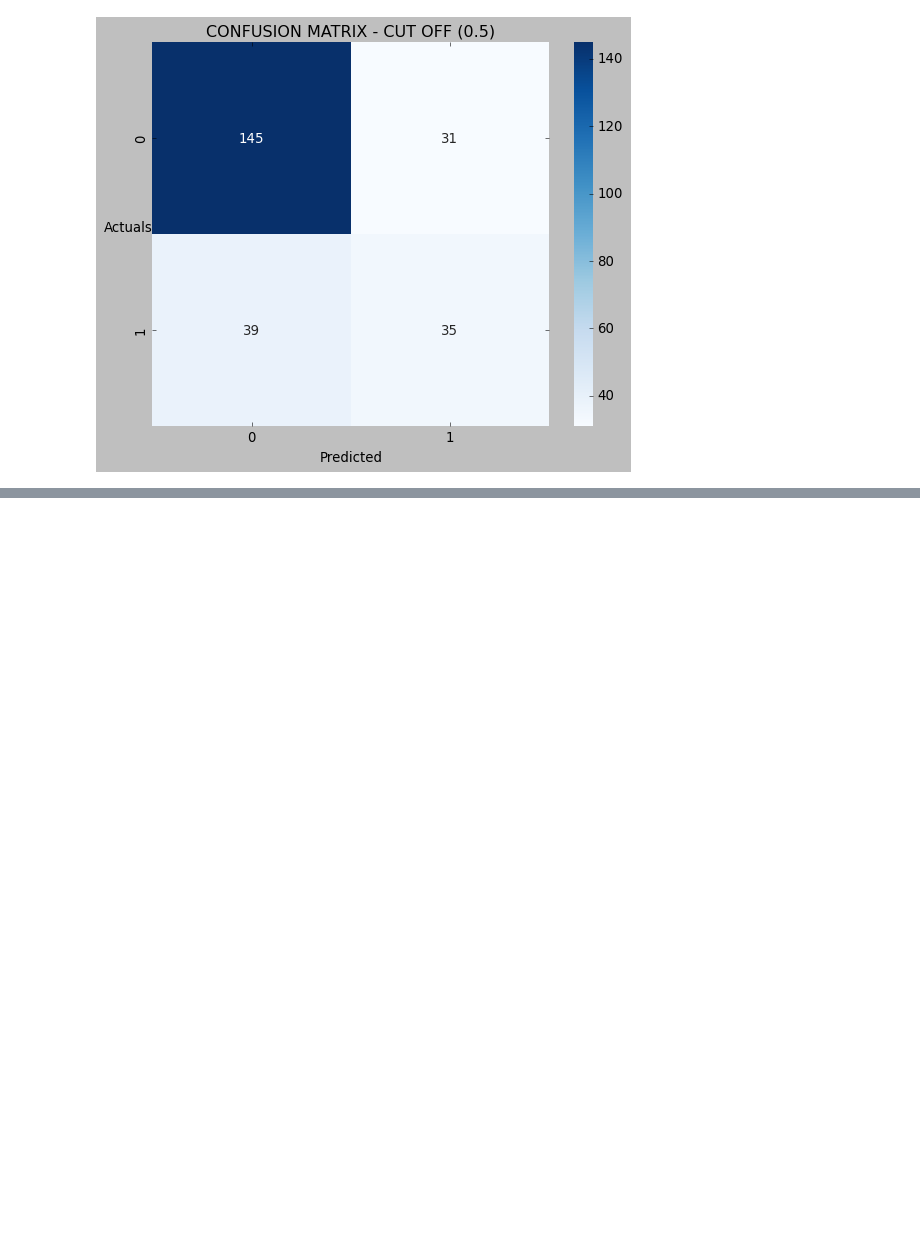
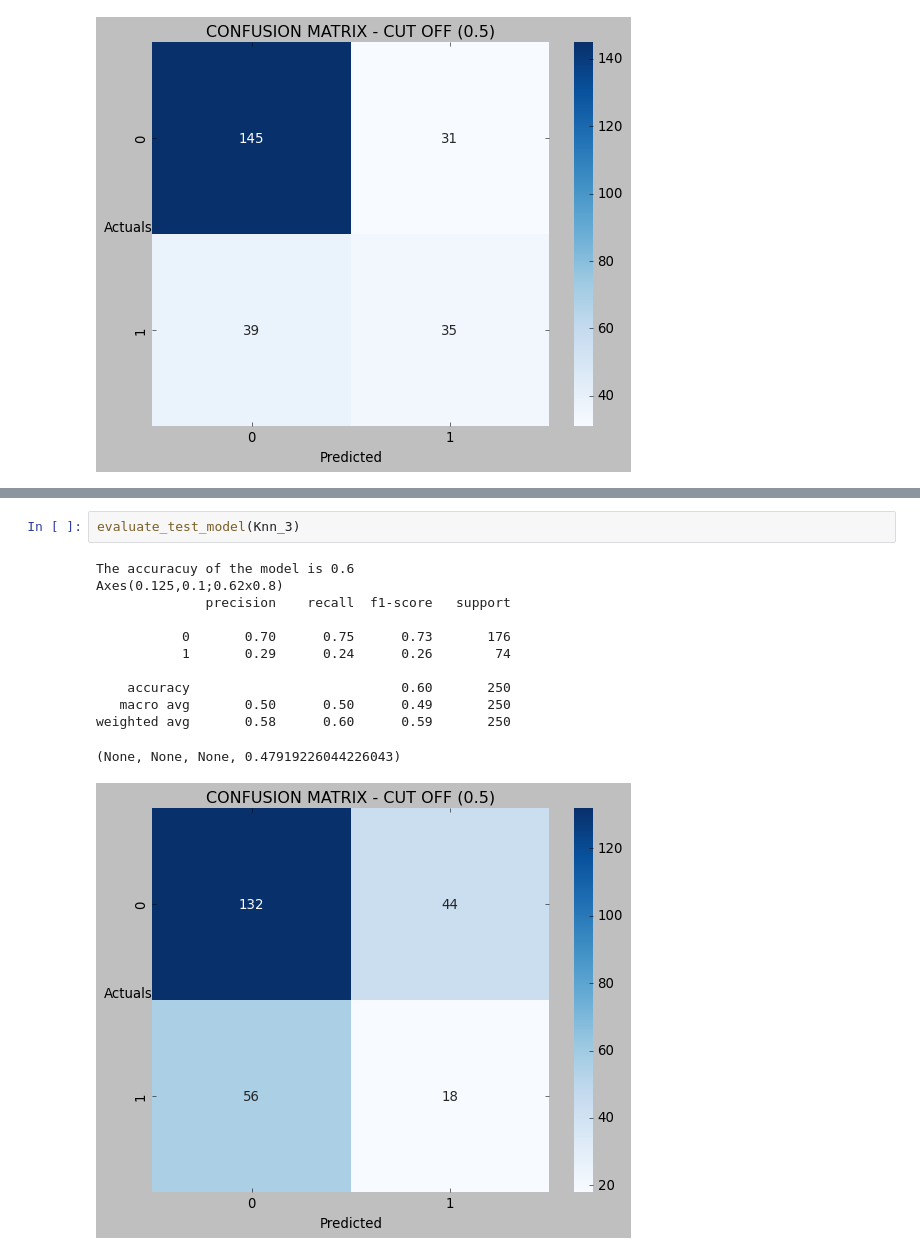
Before and after one commit to HitenDewangan/DataScience-AIML, a Jupyter notebook: Machine Learning/DecisionTree.ipynb, the cells around one changed output, grey strips where cells are left out. Saved outputs shown, nothing was run; the diff lists cells and outputs as text; blank space fills up the shorter version.

```diff
--- a/Machine Learning/DecisionTree.ipynb
+++ b/Machine Learning/DecisionTree.ipynb
@@ -885,0 +880,15 @@ weighted avg       0.71      0.72      0.72       250
+# %%
+evaluate_test_model(Knn_3)
+# %% [output]
+The accuracuy of the model is 0.6
+Axes(0.125,0.1;0.62x0.8)
+              precision    recall  f1-score   support
+
+           0       0.70      0.75      0.73       176
+           1       0.29      0.24      0.26        74
+
+    accuracy                           0.60       250
+   macro avg       0.50      0.50      0.49       250
+weighted avg       0.58      0.60      0.59       250
+(None, None, None, 0.47919226044226043)
+[figure, added]
```
Also changed, not shown: parts of 32 cells of this notebook.
